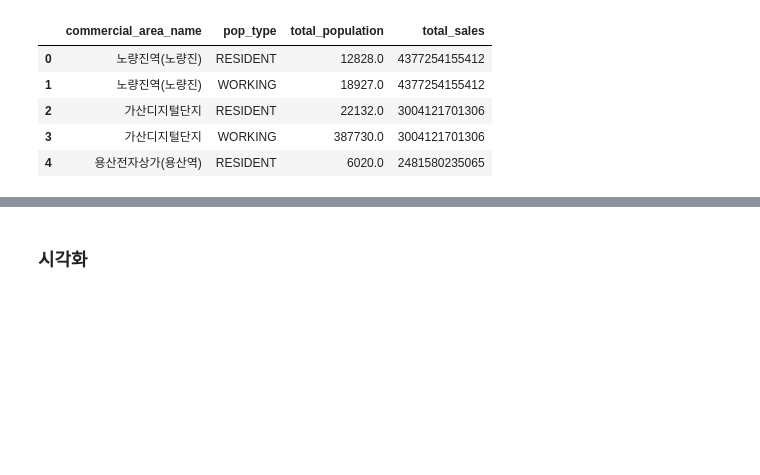
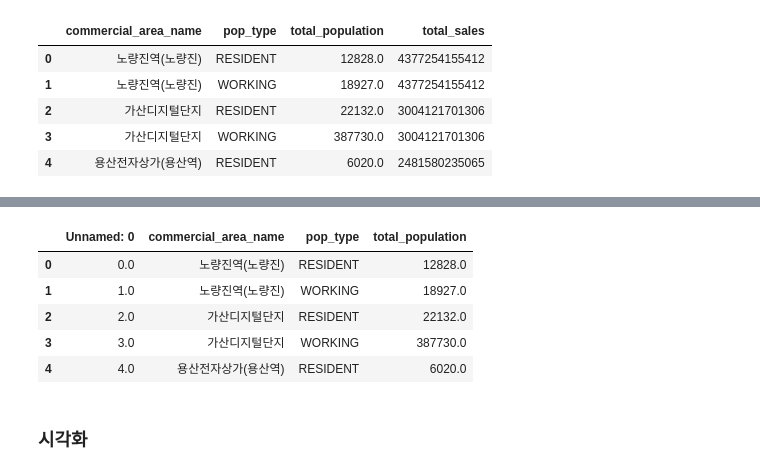
Before and after one commit to hyoinYang/eda-repo-4, a Jupyter notebook: src/eda/local_population_and_commercial_area_.ipynb, the cells around one changed output, grey strips where cells are left out. Drawn from its saved outputs; the diff is of its cells as text; code cells hidden in the pictures; blank space fills up the shorter version.

```diff
--- a/src/eda/local_population_and_commercial_area_.ipynb
+++ b/src/eda/local_population_and_commercial_area_.ipynb
@@ -275 +374,26 @@ sales_df.head()
+# %%
+df_new = pd.DataFrame({
+    'commercial_area_name': df_float_pop['name'],
+    'pop_type': 'FLOATING',
+    'total_population': df_float_pop['total_pop'],
+    'total_sales': np.nan  # 새로 추가할 행이므로 매출은 결측값 처리
+})
+
+# sales_df에 FLOATING 행 추가
+sales_df = pd.concat([sales_df, df_new], ignore_index=True)
+
+# total_sales 컬럼 제거
+sales_df.drop(columns=['total_sales'], inplace=True)
+
+# 인덱스 정리
+sales_df.reset_index(drop=True, inplace=True)
+# %%
+sales_df.head()
+# %% [output]
+|  | Unnamed: 0 | commercial_area_name | pop_type | total_population |
+| 0 | 0.0 | 노량진역(노량진) | RESIDENT | 12828.0 |
+| 1 | 1.0 | 노량진역(노량진) | WORKING | 18927.0 |
+| 2 | 2.0 | 가산디지털단지 | RESIDENT | 22132.0 |
+| 3 | 3.0 | 가산디지털단지 | WORKING | 387730.0 |
+| 4 | 4.0 | 용산전자상가(용산역) | RESIDENT | 6020.0 |
 # %%
```
Also changed, not shown: parts of 5 cells of this notebook.
